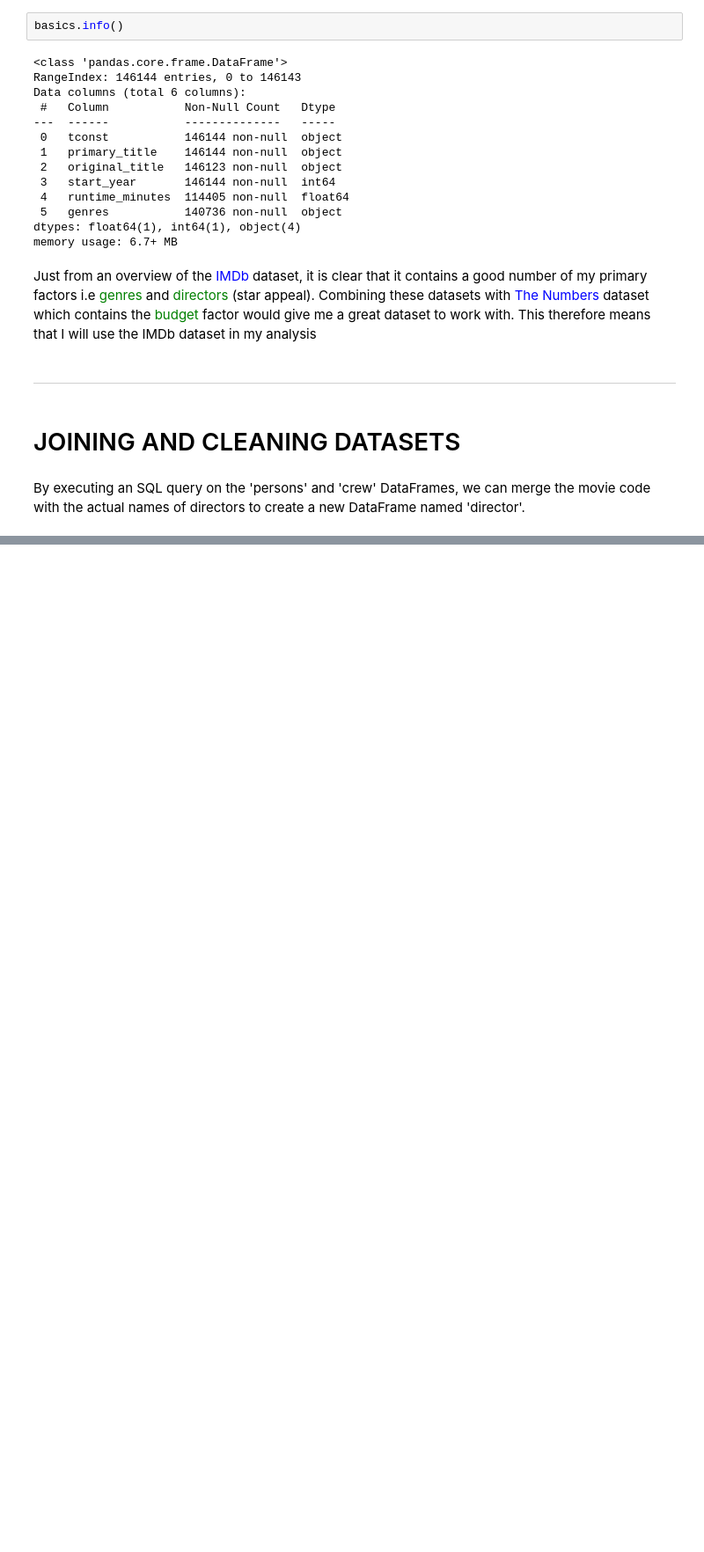
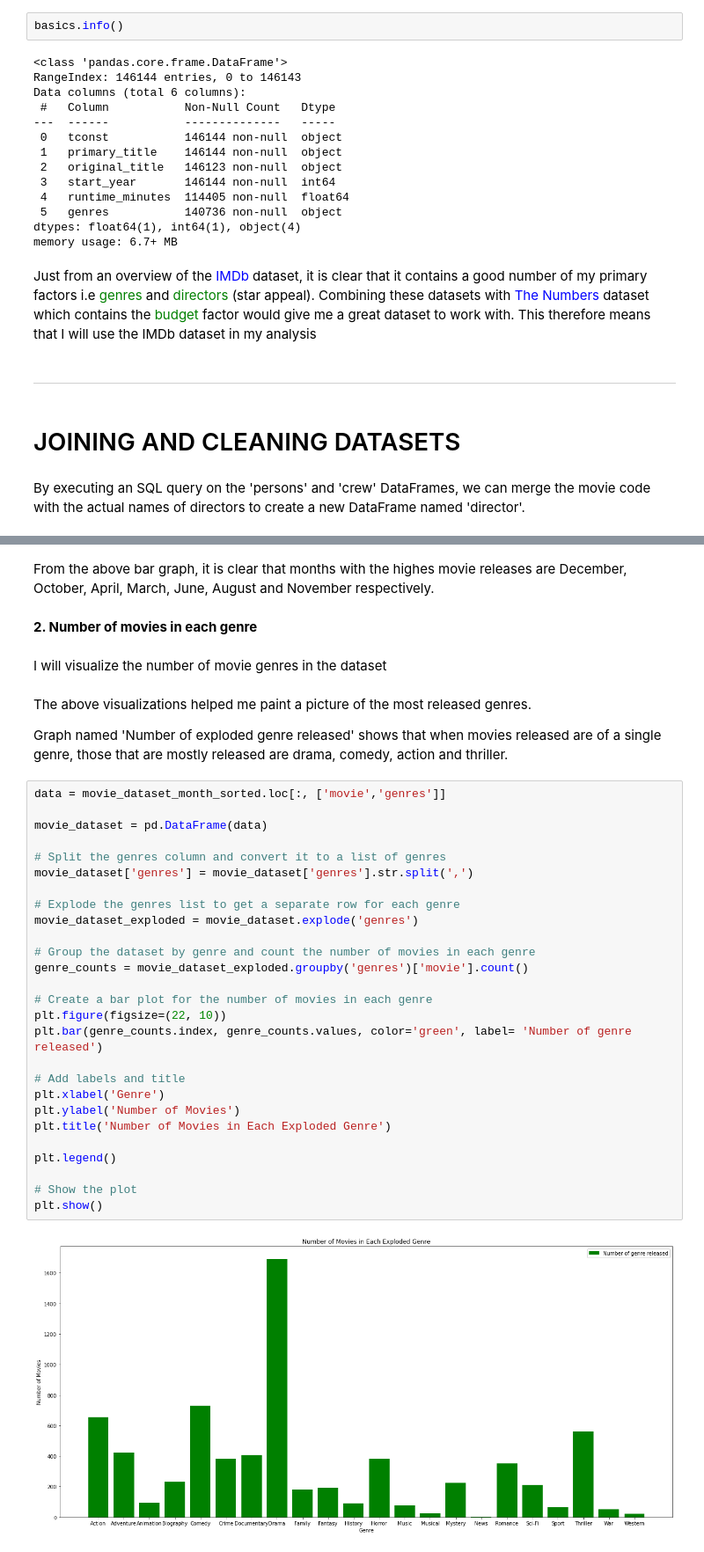
Before and after one commit to learn-co-curriculum/dsc-phase-1-project, a Jupyter notebook: student.ipynb, the cells around one changed output, grey strips where cells are left out. Shown at 88% size. Cells and saved outputs as stored; diff of their text form; blank space fills up the shorter version.

```diff
--- a/student.ipynb
+++ b/student.ipynb
@@ -579,0 +806,39 @@ NameError: name 'sqldf' is not defined
+# %% [markdown]
+From the above bar graph, it is clear that months with the highes movie releases are December, October, April, March, June, August and November respectively.
+# %% [markdown]
+**2. Number of movies in each genre**
+# %% [markdown]
+I will visualize the number of movie genres in the dataset
+# %% [markdown]
+The above visualizations helped me paint a picture of the most released genres.
+
+Graph named 'Number of exploded genre released' shows that when movies released are of a single genre, those that are mostly released are drama, comedy, action and thriller.
+# %%
+data = movie_dataset_month_sorted.loc[:, ['movie','genres']]
+
+movie_dataset = pd.DataFrame(data)
+
+# Split the genres column and convert it to a list of genres
+movie_dataset['genres'] = movie_dataset['genres'].str.split(',')
+
+# Explode the genres list to get a separate row for each genre
+movie_dataset_exploded = movie_dataset.explode('genres')
+
+# Group the dataset by genre and count the number of movies in each genre
+genre_counts = movie_dataset_exploded.groupby('genres')['movie'].count()
+
+# Create a bar plot for the number of movies in each genre
+plt.figure(figsize=(22, 10))
+plt.bar(genre_counts.index, genre_counts.values, color='green', label= 'Number of genre released')
+
+# Add labels and title
+plt.xlabel('Genre')
+plt.ylabel('Number of Movies')
+plt.title('Number of Movies in Each Exploded Genre')
+
+plt.legend()
+
+# Show the plot
+plt.show()
+# %% [output]
+[figure, added]
```
Also changed, not shown: parts of 47 cells of this notebook.
